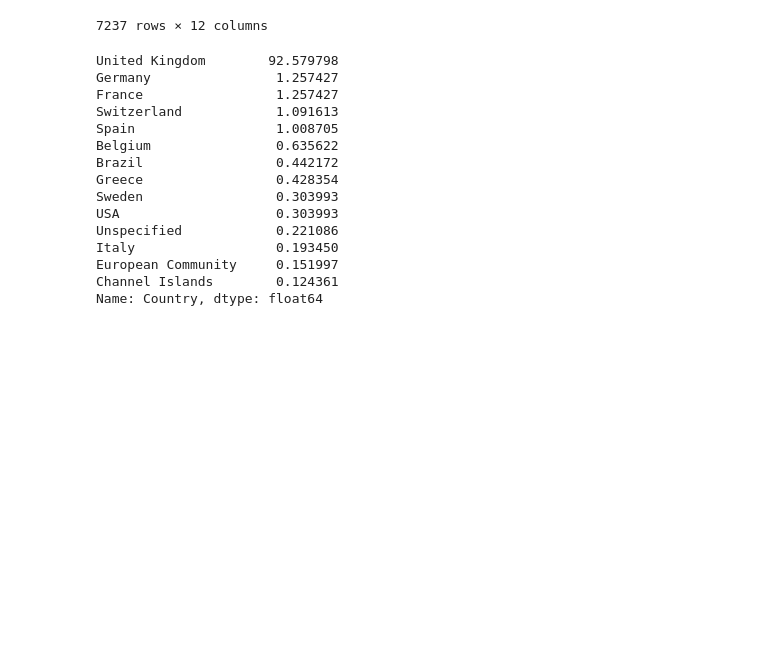
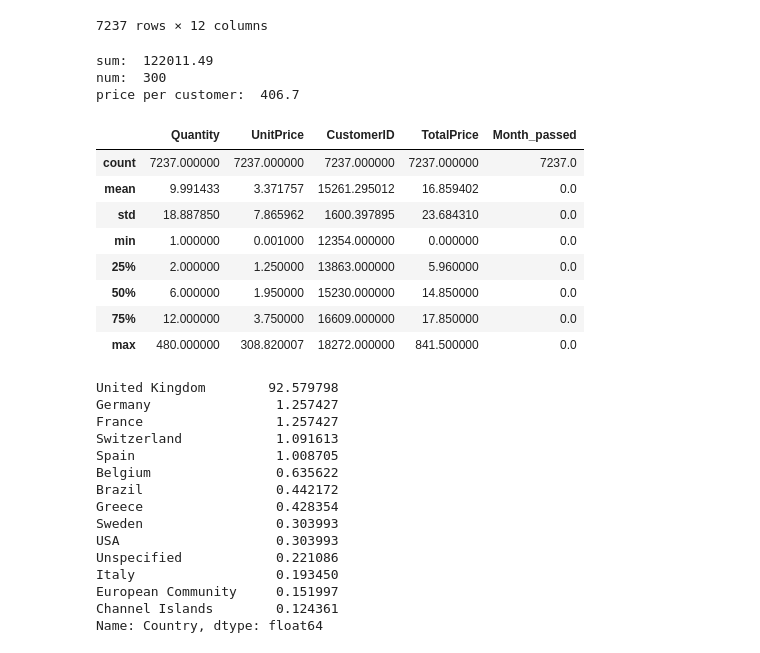
Before and after one commit to HAMJiyoung/cohort-analysis, a Jupyter notebook: Cohort-analysis.ipynb, the cells around one changed output. Cells and saved outputs as stored; diff of their text form; code cells hidden in the pictures; blank space fills up the shorter version.

```diff
--- a/Cohort-analysis.ipynb
+++ b/Cohort-analysis.ipynb
@@ -968,6 +955,24 @@ df_201104
 | 171979 | 551507 | 22557 | PLASTERS IN TIN VINTAGE PAISLEY | 12 | 2011-04-28 18:11:00 | 1.65 | 18272 | United Kingdom | 19.8 | ... |
 | 171980 | 551507 | 22554 | PLASTERS IN TIN WOODLAND ANIMALS | 12 | 2011-04-28 18:11:00 | 1.65 | 18272 | United Kingdom | 19.8 | ... |
 7237 rows × 12 columns
+# %%
+print_price(df_201104['TotalPrice'], df_201104['CustomerID'])
+# %% [output]
+sum:  122011.49
+num:  300
+price per customer:  406.7
+# %%
+df_201104.describe()
+# %% [output]
+|  | Quantity | UnitPrice | CustomerID | TotalPrice | Month_passed |
+| count | 7237.000000 | 7237.000000 | 7237.000000 | 7237.000000 | 7237.0 |
+| mean | 9.991433 | 3.371757 | 15261.295012 | 16.859402 | 0.0 |
+| std | 18.887850 | 7.865962 | 1600.397895 | 23.684310 | 0.0 |
+| min | 1.000000 | 0.001000 | 12354.000000 | 0.000000 | 0.0 |
+| 25% | 2.000000 | 1.250000 | 13863.000000 | 5.960000 | 0.0 |
+| 50% | 6.000000 | 1.950000 | 15230.000000 | 14.850000 | 0.0 |
+| 75% | 12.000000 | 3.750000 | 16609.000000 | 17.850000 | 0.0 |
+| max | 480.000000 | 308.820007 | 18272.000000 | 841.500000 | 0.0 |
 # %%
 df_201104['Country'].value_counts() / 7237 * 100
 # %% [output]
```
Also changed, not shown: parts of 38 cells of this notebook.
